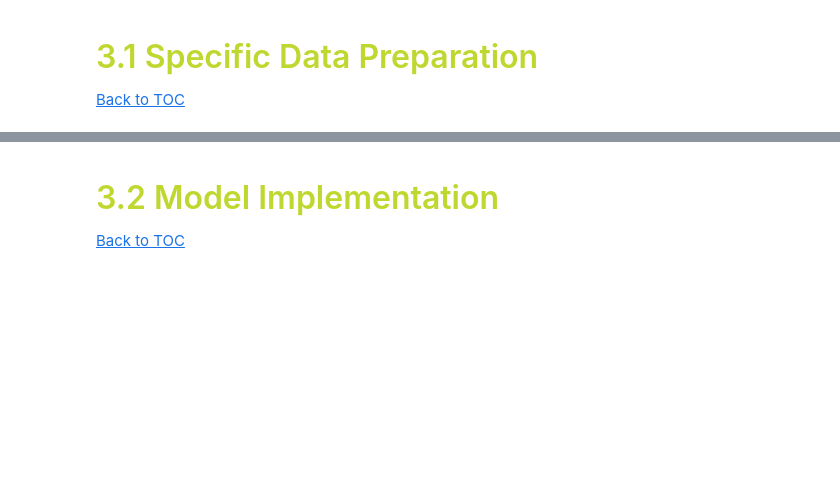
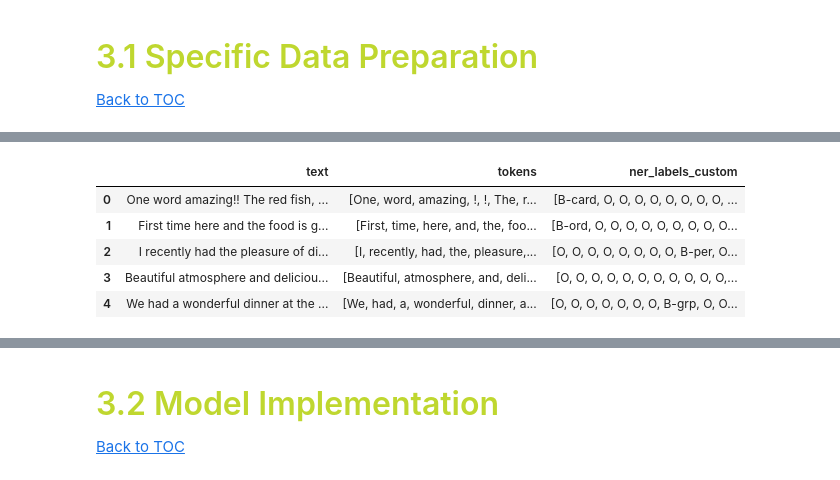
Before and after one commit to beatrizmarques2005/text_mining_in_reviews, a Jupyter notebook: notebooks/05_named_entity_recognition.ipynb, the cells around one changed output, grey strips where cells are left out. Saved outputs shown, nothing was run; the diff lists cells and outputs as text; code cells hidden in the pictures; blank space fills up the shorter version.

```diff
--- a/notebooks/05_named_entity_recognition.ipynb
+++ b/notebooks/05_named_entity_recognition.ipynb
@@ -164 +197,11 @@ dataset["features"].sample(1).iloc[0]
+# %%
+# Sanity check
+dataset[['text','tokens','ner_labels_custom']].head()
+# %% [output]
+|  | text | tokens | ner_labels_custom |
+| 0 | One word amazing!! The red fish, ... | [One, word, amazing, !, !, The, r... | [B-card, O, O, O, O, O, O, O, O, ... |
+| 1 | First time here and the food is g... | [First, time, here, and, the, foo... | [B-ord, O, O, O, O, O, O, O, O, O... |
+| 2 | I recently had the pleasure of di... | [I, recently, had, the, pleasure,... | [O, O, O, O, O, O, O, O, B-per, O... |
+| 3 | Beautiful atmosphere and deliciou... | [Beautiful, atmosphere, and, deli... | [O, O, O, O, O, O, O, O, O, O, O,... |
+| 4 | We had a wonderful dinner at the ... | [We, had, a, wonderful, dinner, a... | [O, O, O, O, O, O, O, B-grp, O, O... |
 # %%
```
Also changed, not shown: parts of 18 cells of this notebook, 5 other files.
